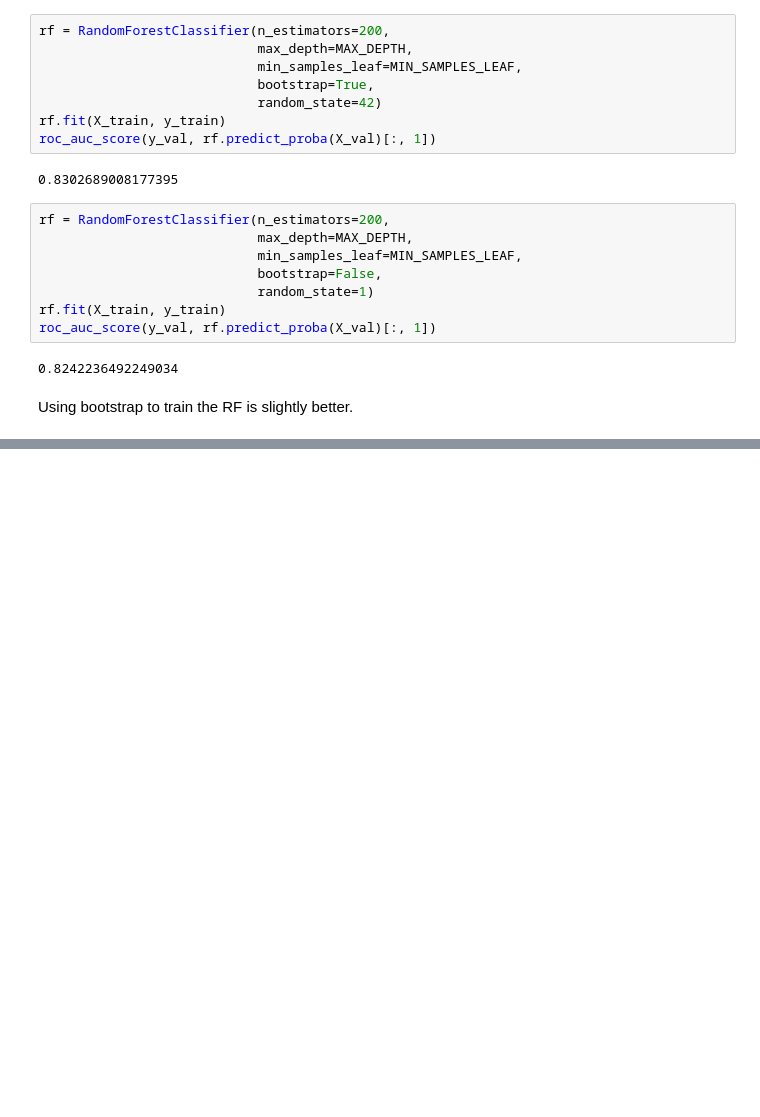
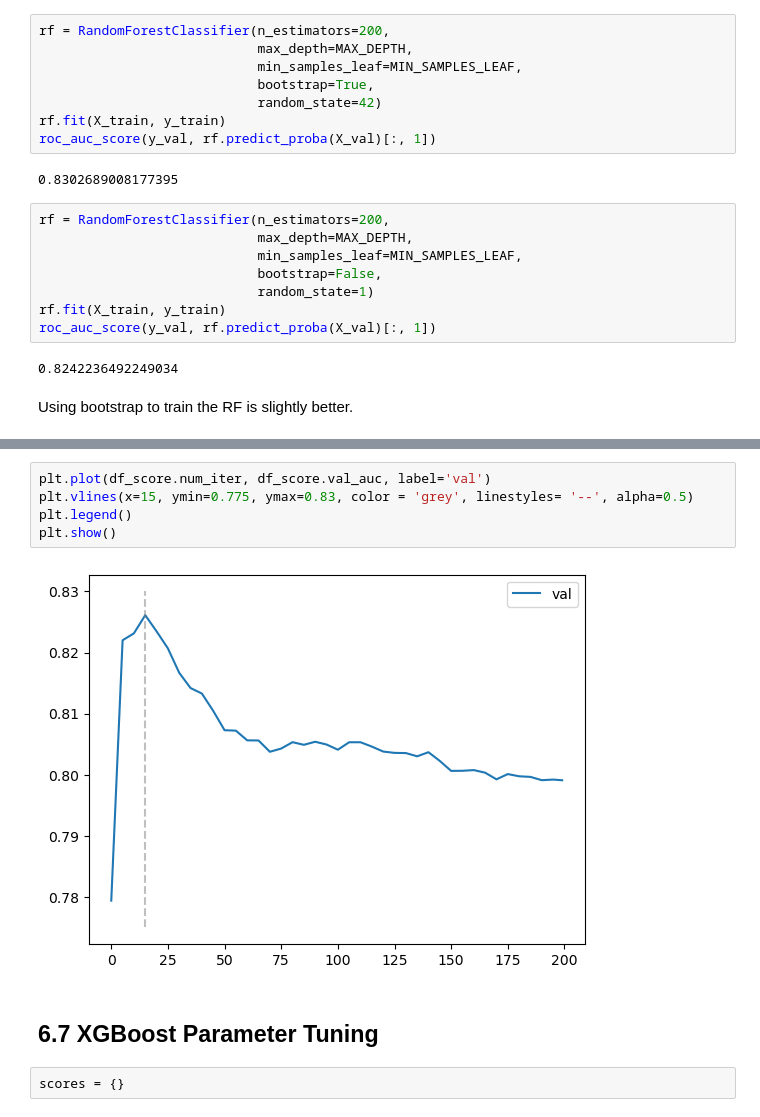
Before and after one commit to phuongddo94/ml-zoomcamp-homework, a Jupyter notebook: 06-trees-xgboost/decision-trees.ipynb, the cells around one changed output, grey strips where cells are left out. Drawn from its saved outputs; the diff is of its cells as text; blank space fills up the shorter version.

Commit message:
xgboost and fine tuning

```diff
--- a/06-trees-xgboost/decision-trees.ipynb
+++ b/06-trees-xgboost/decision-trees.ipynb
@@ -511,0 +604,11 @@ Using bootstrap to train the RF is slightly better.
+# %%
+plt.plot(df_score.num_iter, df_score.val_auc, label='val')
+plt.vlines(x=15, ymin=0.775, ymax=0.83, color = 'grey', linestyles= '--', alpha=0.5)
+plt.legend()
+plt.show()
+# %% [output]
+[figure, added]
+# %% [markdown]
+## 6.7 XGBoost Parameter Tuning
+# %%
+scores = {}
```
Also changed, not shown: parts of 48 cells of this notebook.
